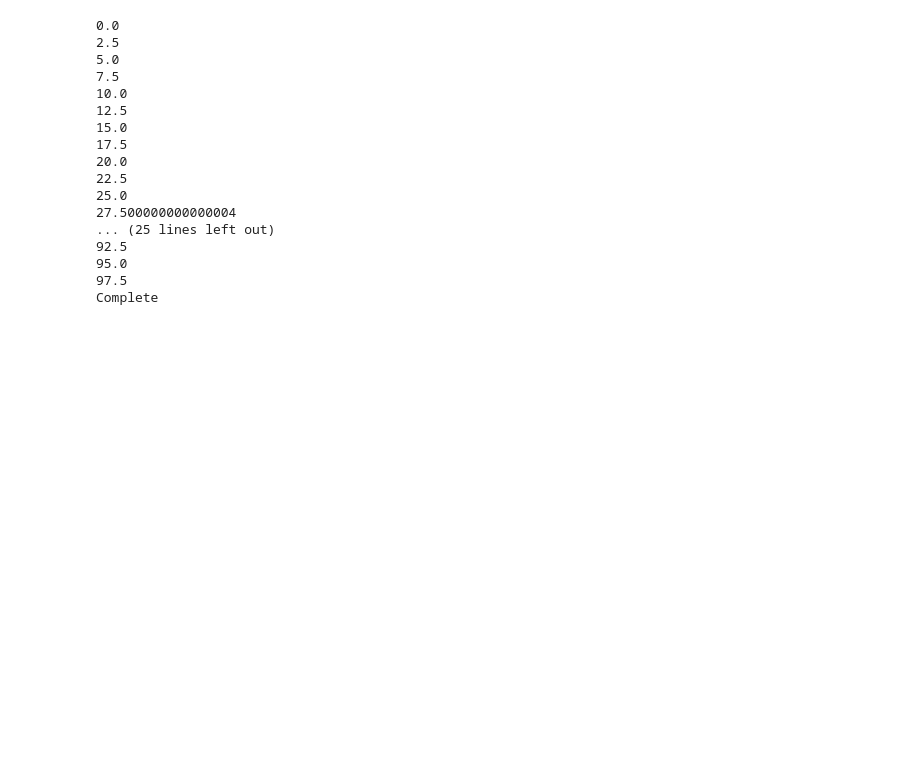
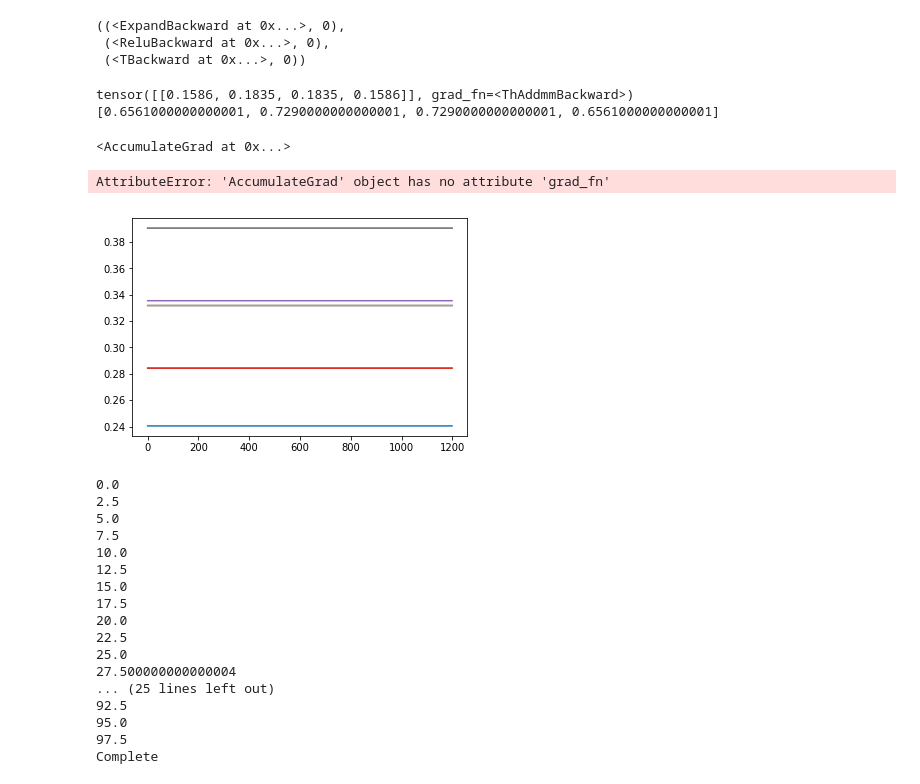
Before and after one commit to kublasean/marl-pinwheel, a Jupyter notebook: marl_nn.ipynb, the cells around one changed output. Cells and saved outputs as stored; diff of their text form; code cells hidden in the pictures; blank space fills up the shorter version.

```diff
--- a/marl_nn.ipynb
+++ b/marl_nn.ipynb
@@ -107,7 +107,7 @@ def get_screen():
     screen[2,i,j] = 1.0
 
     # Resize, and add a batch dimension (BCHW)
-    return screen.unsqueeze(0).to(device)
+    return screen.unsqueeze(0)
     #return resize(screen).unsqueeze(0).to(device)
 
 def show_screen(state):
@@ -128,12 +128,12 @@ EPS_END = 0.05
 EPS_DECAY = 400 #400 actions
 TARGET_UPDATE = 10
 
-policy_net = DQN().to(device)
-target_net = DQN().to(device)
+policy_net = DQN()
+target_net = DQN()
 target_net.load_state_dict(policy_net.state_dict())
 target_net.eval()
 
-optimizer = optim.RMSprop(policy_net.parameters())
+optimizer = optim.SGD(policy_net.parameters(), lr=0.01)
 
 steps_done = 0
 episode_score = []
@@ -208,6 +208,61 @@ def optimize_model():
     for param in policy_net.parameters():
         param.grad.data.clamp_(-1, 1)
     optimizer.step()
+# %%
+out = [[] for i in range(len(g.states))]
+crit = nn.MSELoss()
+def train_on_dp(vd):
+    for out_id, (k,state_val) in enumerate(vd.items()):
+        g.init_ep(g.states[k])
+        if g.isTerminal():
+            continue
+        state = get_screen()
+
+        target = []
+
+        for i in range(len(g.actions)):
+            sn, r = g.move1(g.actions[i])
+            target.append(vd[sn]*GAMMA+r)
+            g.init_ep(g.states[k])
+
+        optimizer.zero_grad()
+        output = policy_net(state)
+        print(output)
+        print(target)
+        loss = crit(output, torch.Tensor(target).unsqueeze(0))
+        return loss
+        out[out_id].append(loss.item())
+        loss.backward()
+        #for param in policy_net.parameters():
+            #param.grad.data.clamp_(-1, 1)
+        optimizer.step()
+        return loss
+# %%
+policy_net(get_screen()).grad_fn.next_functions
+# %% [output]
+((<ExpandBackward at 0x...>, 0),
+ (<ReluBackward at 0x...>, 0),
+ (<TBackward at 0x...>, 0))
+# %%
+loss = train_on_dp(target_v)
+loss.grad_fn.next_functions[0][0].next_functions[0][0].next_functions[0][0]
+# %% [output]
+tensor([[0.1586, 0.1835, 0.1835, 0.1586]], grad_fn=<ThAddmmBackward>)
+[0.6561000000000001, 0.7290000000000001, 0.7290000000000001, 0.6561000000000001]
+<AccumulateGrad at 0x...>
+# %%
+l.grad_fn.next_functions[0][0].next_functions[0][0].next_functions[0][0].next_functions[0][0].grad_fn
+# %% [output]
+AttributeError: 'AccumulateGrad' object has no attribute 'grad_fn'
+# %%
+for i in range(1000):
+    train_on_dp(target_v)
+
+figure = plt.figure()
+for row in out:
+    plt.plot(row)
+# %% [output]
+[figure, added]
 # %%
 num_episodes = 10000
 for i_episode in range(num_episodes):
```
Also changed, not shown: parts of 5 cells of this notebook.
